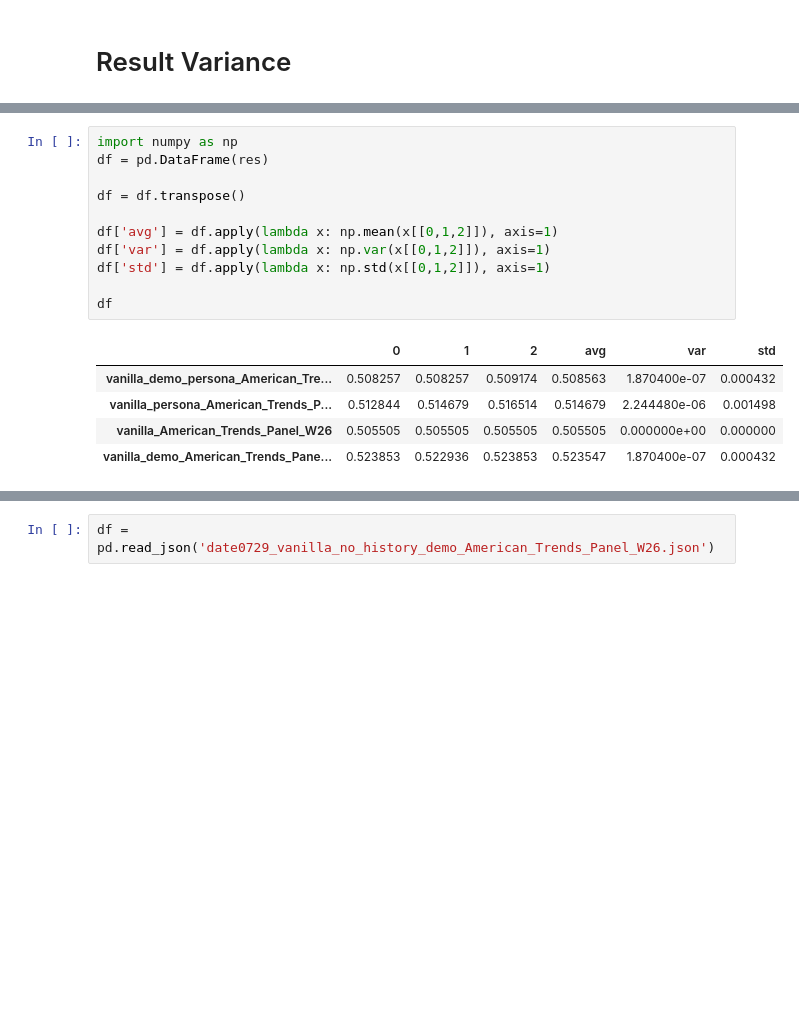
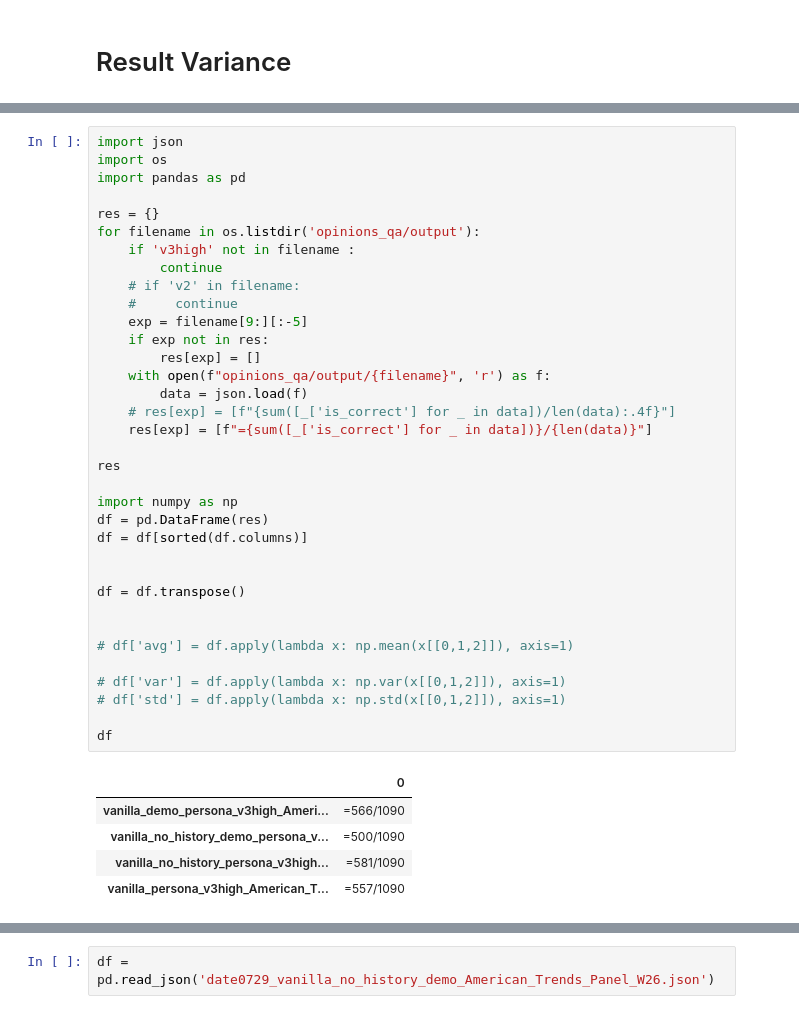
Before and after one commit to liamjxu/pump_code, a Jupyter notebook: pump/metrics.ipynb, the cells around one changed output, grey strips where cells are left out. Cells and saved outputs as stored; diff of their text form; blank space fills up the shorter version.

Commit message:
persona array

```diff
--- a/pump/metrics.ipynb
+++ b/pump/metrics.ipynb
@@ -292,20 +306,44 @@ res
 # %%
+import json
+import os
+import pandas as pd
+
+res = {}
+for filename in os.listdir('opinions_qa/output'):
+    if 'v3high' not in filename :
+        continue
+    # if 'v2' in filename:
+    #     continue
+    exp = filename[9:][:-5]
+    if exp not in res:
+        res[exp] = []
+    with open(f"opinions_qa/output/{filename}", 'r') as f:
+        data = json.load(f)
+    # res[exp] = [f"{sum([_['is_correct'] for _ in data])/len(data):.4f}"]
+    res[exp] = [f"={sum([_['is_correct'] for _ in data])}/{len(data)}"]
+
+res
+
 import numpy as np
 df = pd.DataFrame(res)
+df = df[sorted(df.columns)]
+
 
 df = df.transpose()
 
-df['avg'] = df.apply(lambda x: np.mean(x[[0,1,2]]), axis=1)
-df['var'] = df.apply(lambda x: np.var(x[[0,1,2]]), axis=1)
-df['std'] = df.apply(lambda x: np.std(x[[0,1,2]]), axis=1)
+
+# df['avg'] = df.apply(lambda x: np.mean(x[[0,1,2]]), axis=1)
+
+# df['var'] = df.apply(lambda x: np.var(x[[0,1,2]]), axis=1)
+# df['std'] = df.apply(lambda x: np.std(x[[0,1,2]]), axis=1)
 
 df
 # %% [output]
-|  | 0 | 1 | 2 | avg | var | std |
-| vanilla_demo_persona_American_Tre... | 0.508257 | 0.508257 | 0.509174 | 0.508563 | 1.870400e-07 | 0.000432 |
-| vanilla_persona_American_Trends_P... | 0.512844 | 0.514679 | 0.516514 | 0.514679 | 2.244480e-06 | 0.001498 |
-| vanilla_American_Trends_Panel_W26 | 0.505505 | 0.505505 | 0.505505 | 0.505505 | 0.000000e+00 | 0.000000 |
-| vanilla_demo_American_Trends_Pane... | 0.523853 | 0.522936 | 0.523853 | 0.523547 | 1.870400e-07 | 0.000432 |
+|  | 0 |
+| vanilla_demo_persona_v3high_Ameri... | =566/1090 |
+| vanilla_no_history_demo_persona_v... | =500/1090 |
+| vanilla_no_history_persona_v3high... | =581/1090 |
+| vanilla_persona_v3high_American_T... | =557/1090 |
 # %%
 import json
 import pandas as pd
```
Also changed, not shown: parts of 2 cells of this notebook, 5 other files.
